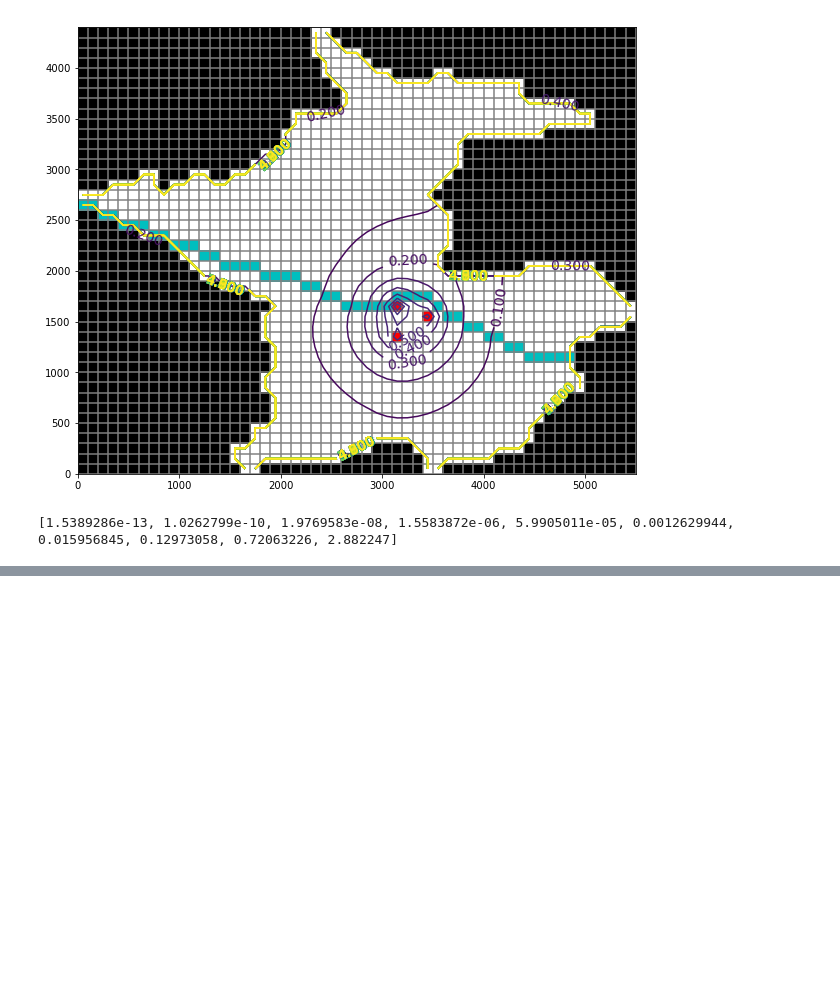
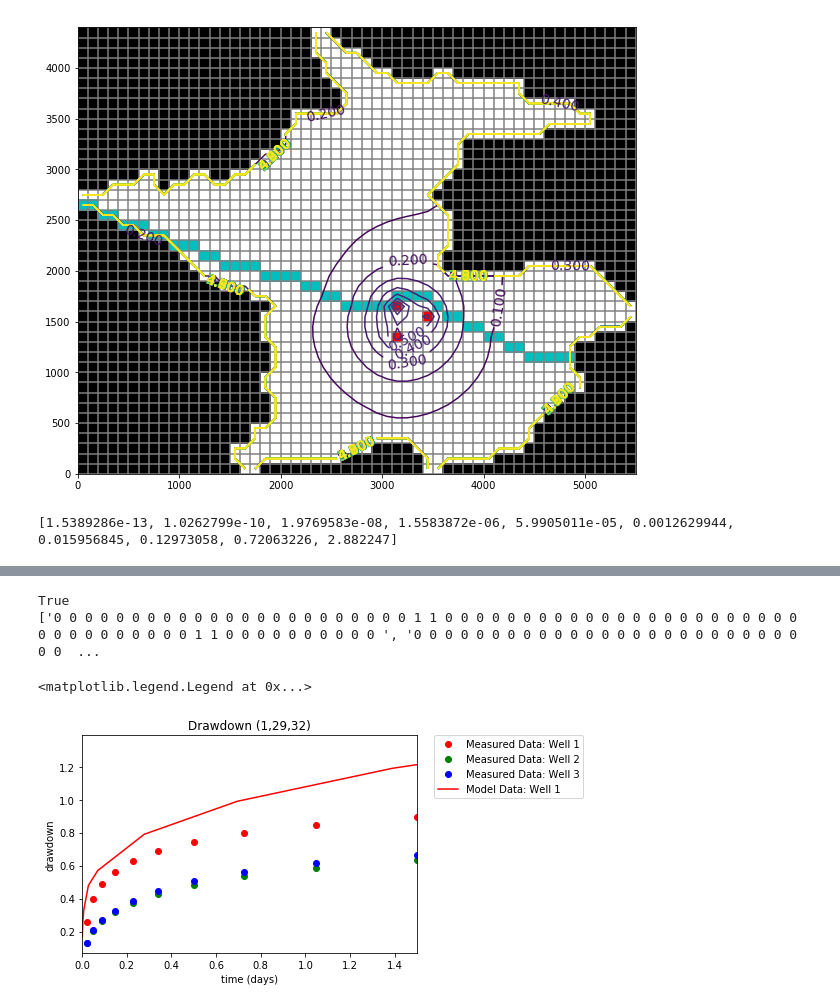
Before and after one commit to jordw22/modflow_epa, a Jupyter notebook: Notebooks/Problem 19 (Part a) - Application of a Groundwater Flow Model to a Water Supply Problem.ipynb, the cells around one changed output, grey strips where cells are left out. Saved outputs shown, nothing was run; the diff lists cells and outputs as text; code cells hidden in the pictures; blank space fills up the shorter version.

Commit message:
Added Tables 19.3 and 19.4, and Figures 19.7, 19.8, and 19.11

```diff
--- a/Notebooks/Problem 19 (Part a) - Application of a Groundwater Flow Model to a Water Supply Problem.ipynb
+++ b/Notebooks/Problem 19 (Part a) - Application of a Groundwater Flow Model to a Water Supply Problem.ipynb
@@ -411,0 +424,35 @@ print(rlist)
+# %%
+fname='..\Data\p19_trans.txt'
+print(os.path.isfile(fname))
+with open(fname) as f:
+    data = f.read().splitlines()
+    trans_double = [i * 2 for i in data]
+    #trans_half = [i * .5 for i in data]
+
+f.close()
+#print(data)
+print(trans_double)
+# %% [output]
+True
+['0 0 0 0 0 0 0 0 0 0 0 0 0 0 0 0 0 0 0 0 0 0 0 1 1 0 0 0 0 0 0 0 0 0 0 0 0 0 0 0 0 0 0 0 0 0 0 0 0 0 0 0 0 0 0 0 0 0 1 1 0 0 0 0 0 0 0 0 0 0 ', '0 0 0 0 0 0 0 0 0 0 0 0 0 0 0 0 0 0 0 0 0 0 0 0 0 0 0  ...
+# %%
+# Plot the drawdown versus time
+plt.subplot(1, 1, 1)
+ttl = 'Drawdown ({0},{1},{2})'.format(idx[0] + 1, idx[1] + 1, idx[2] + 1) #we are adding 1 to each part of idx to that it prints out the real values and not the code values
+plt.title(ttl) #prints/plots title
+plt.xlabel('time (days)') #labels the x-axis
+plt.ylabel('drawdown') #labels the y-axis
+#here we do "0-ts..." in order to show the drawdown of
+
+plt.plot(ts[:, 0], 0-ts[:, 1], 'ro', label='Measured Data: Well 1') #well 1 measured data
+plt.plot(ts[:, 0], 0-ts[:, 2], 'go', label='Measured Data: Well 2') #transmissivity times 2
+plt.plot(ts[:, 0], 0-ts[:, 3], 'bo', label='Measured Data: Well 3') #transmissivity times .5
+plt.plot(well_data2[:, 0], well_data2[:, 1], 'r-', label='Model Data: Well 1') #well 1 model data
+#plt.plot(well_data2[:, 0], well_data2[:, 2], 'g-', label='Model Data: Well 2') #well 2 model data
+#plt.plot(well_data2[:, 0], well_data2[:, 3], 'b-', label='Model Data: Well 3') #well 3 model data
+plt.xlim(0, ts[:, 0].max())
+plt.legend(bbox_to_anchor=(1.05, 1), loc=2, borderaxespad=0.) #puts the legend to the right of the plot
+#plt.ylim(0, (0-ts[:, 1:]).max())
+# %% [output]
+<matplotlib.legend.Legend at 0x...>
+[figure, added]
```
Also changed, not shown: parts of 15 cells of this notebook.
